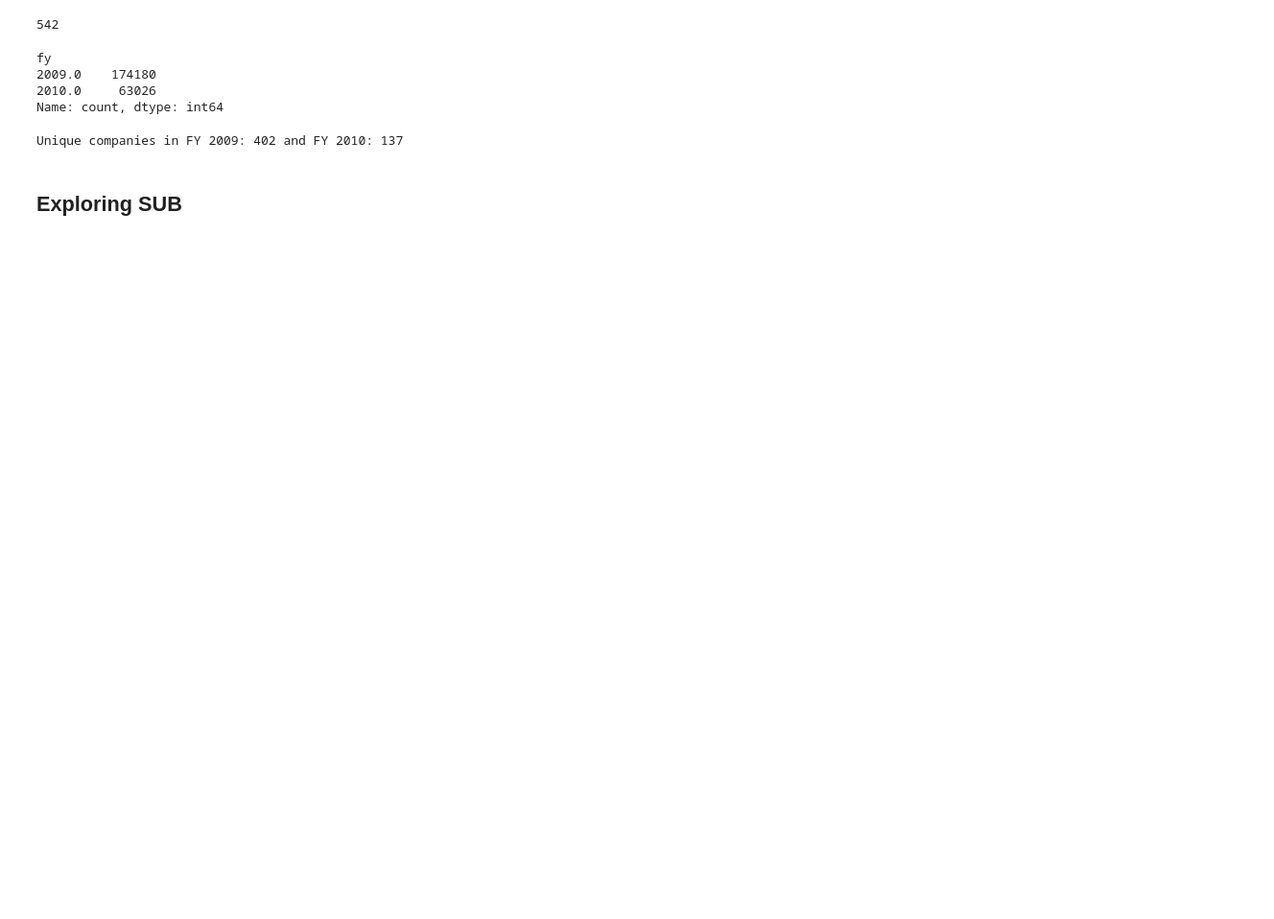
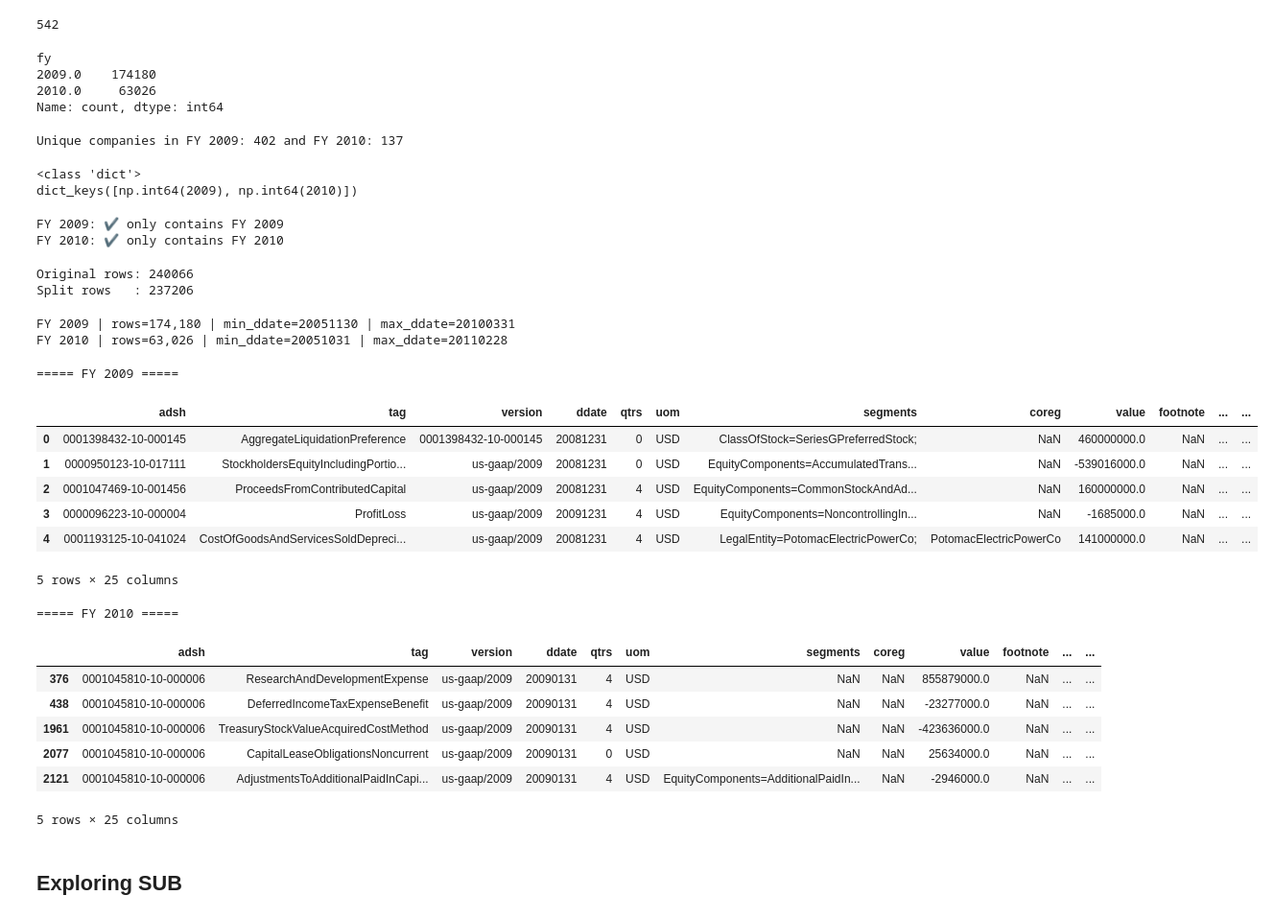
Before and after one commit to NareshChethala/sec-edgar-pipeline, a Jupyter notebook: src/03_data_exploration_sec.ipynb, the cells around one changed output. Shown at 96% size. Saved outputs shown, nothing was run; the diff lists cells and outputs as text; code cells hidden in the pictures; blank space fills up the shorter version.

```diff
--- a/src/03_data_exploration_sec.ipynb
+++ b/src/03_data_exploration_sec.ipynb
@@ -322,3 +344,50 @@ count_2010 = df_fact[df_fact["fy"] == 2010]["cik"].nunique()
 print(f"Unique companies in FY 2009: {count_2009} and FY 2010: {count_2010}")
 # %% [output]
 Unique companies in FY 2009: 402 and FY 2010: 137
+# %%
+# Function to split dataframe by fiscal years
+def split_by_fy(df_fact, max_years: int = 3, which: str = "latest"):
+    if "fy" not in df_fact.columns:
+        raise ValueError("df_fact must contain a 'fy' column")
+
+    # Get distinct fiscal years, drop nulls, sort
+    years = sorted(df_fact["fy"].dropna().unique())
+    years = [int(y) for y in years]
+
+    if which == "latest":
+        selected = years[-max_years:]
+    elif which == "earliest":
+        selected = years[:max_years]
+    else:
+        raise ValueError("which must be 'latest' or 'earliest'")
+
+    # One pass grouping, keeps it efficient
+    out = {fy: grp for fy, grp in df_fact.groupby("fy") if int(fy) in set(selected)}
+    return out
+# %%
+dfs_by_fy = split_by_fy(df_fact, max_years=3, which="latest")
+# %%
+print(type(dfs_by_fy))
+print(dfs_by_fy.keys())
+# %% [output]
+<class 'dict'>
+dict_keys([np.int64(2009), np.int64(2010)])
+# %%
+for fy, df_year in dfs_by_fy.items():
+    assert df_year["fy"].nunique() == 1, f"Multiple FYs in df for {fy}"
+    assert df_year["fy"].iloc[0] == fy, f"Wrong FY in df for {fy}"
+    print(f"FY {fy}: ✔ only contains FY {fy}")
+# %% [output]
+FY 2009: ✔ only contains FY 2009
+FY 2010: ✔ only contains FY 2010
+# %%
+rows_original = len(df_fact)
+rows_split = sum(len(df) for df in dfs_by_fy.values())
+
+print("Original rows:", rows_original)
+print("Split rows   :", rows_split)
+
+assert rows_original >= rows_split, "Split produced more rows than original"
+# %% [output]
+Original rows: 240066
+Split rows   : 237206
@@ -325,3 +400,34 @@ Unique companies in FY 2009: 402 and FY 2010: 137
+# %%
+for fy, df_year in dfs_by_fy.items():
+    print(
+        f"FY {fy} | rows={len(df_year):,} | "
+        f"min_ddate={df_year['ddate'].min()} | "
+        f"max_ddate={df_year['ddate'].max()}"
+    )
+# %% [output]
+FY 2009 | rows=174,180 | min_ddate=20051130 | max_ddate=20100331
+FY 2010 | rows=63,026 | min_ddate=20051031 | max_ddate=20110228
+# %%
+for fy, df_year in dfs_by_fy.items():
+    print(f"\n===== FY {fy} =====")
+    display(df_year.head())
+# %% [output]
+===== FY 2009 =====
+|  | adsh | tag | version | ddate | qtrs | uom | segments | coreg | value | footnote | ... | ... |
+| 0 | 0001398432-10-000145 | AggregateLiquidationPreference | 0001398432-10-000145 | 20081231 | 0 | USD | ClassOfStock=SeriesGPreferredStock; | NaN | 460000000.0 | NaN | ... | ... |
+| 1 | 0000950123-10-017111 | StockholdersEquityIncludingPortio... | us-gaap/2009 | 20081231 | 0 | USD | EquityComponents=AccumulatedTrans... | NaN | -539016000.0 | NaN | ... | ... |
+| 2 | 0001047469-10-001456 | ProceedsFromContributedCapital | us-gaap/2009 | 20081231 | 4 | USD | EquityComponents=CommonStockAndAd... | NaN | 160000000.0 | NaN | ... | ... |
+| 3 | 0000096223-10-000004 | ProfitLoss | us-gaap/2009 | 20091231 | 4 | USD | EquityComponents=NoncontrollingIn... | NaN | -1685000.0 | NaN | ... | ... |
+| 4 | 0001193125-10-041024 | CostOfGoodsAndServicesSoldDepreci... | us-gaap/2009 | 20081231 | 4 | USD | LegalEntity=PotomacElectricPowerCo; | PotomacElectricPowerCo | 141000000.0 | NaN | ... | ... |
+5 rows × 25 columns
+===== FY 2010 =====
+|  | adsh | tag | version | ddate | qtrs | uom | segments | coreg | value | footnote | ... | ... |
+| 376 | 0001045810-10-000006 | ResearchAndDevelopmentExpense | us-gaap/2009 | 20090131 | 4 | USD | NaN | NaN | 855879000.0 | NaN | ... | ... |
+| 438 | 0001045810-10-000006 | DeferredIncomeTaxExpenseBenefit | us-gaap/2009 | 20090131 | 4 | USD | NaN | NaN | -23277000.0 | NaN | ... | ... |
+| 1961 | 0001045810-10-000006 | TreasuryStockValueAcquiredCostMethod | us-gaap/2009 | 20090131 | 4 | USD | NaN | NaN | -423636000.0 | NaN | ... | ... |
+| 2077 | 0001045810-10-000006 | CapitalLeaseObligationsNoncurrent | us-gaap/2009 | 20090131 | 0 | USD | NaN | NaN | 25634000.0 | NaN | ... | ... |
+| 2121 | 0001045810-10-000006 | AdjustmentsToAdditionalPaidInCapi... | us-gaap/2009 | 20090131 | 4 | USD | EquityComponents=AdditionalPaidIn... | NaN | -2946000.0 | NaN | ... | ... |
+5 rows × 25 columns
 # %%
 common_values = set(df_num_2010["version"]) & set(df_num_2010["version"])
 len(common_values)
```
Also changed, not shown: parts of 11 cells of this notebook, 1 other file.
